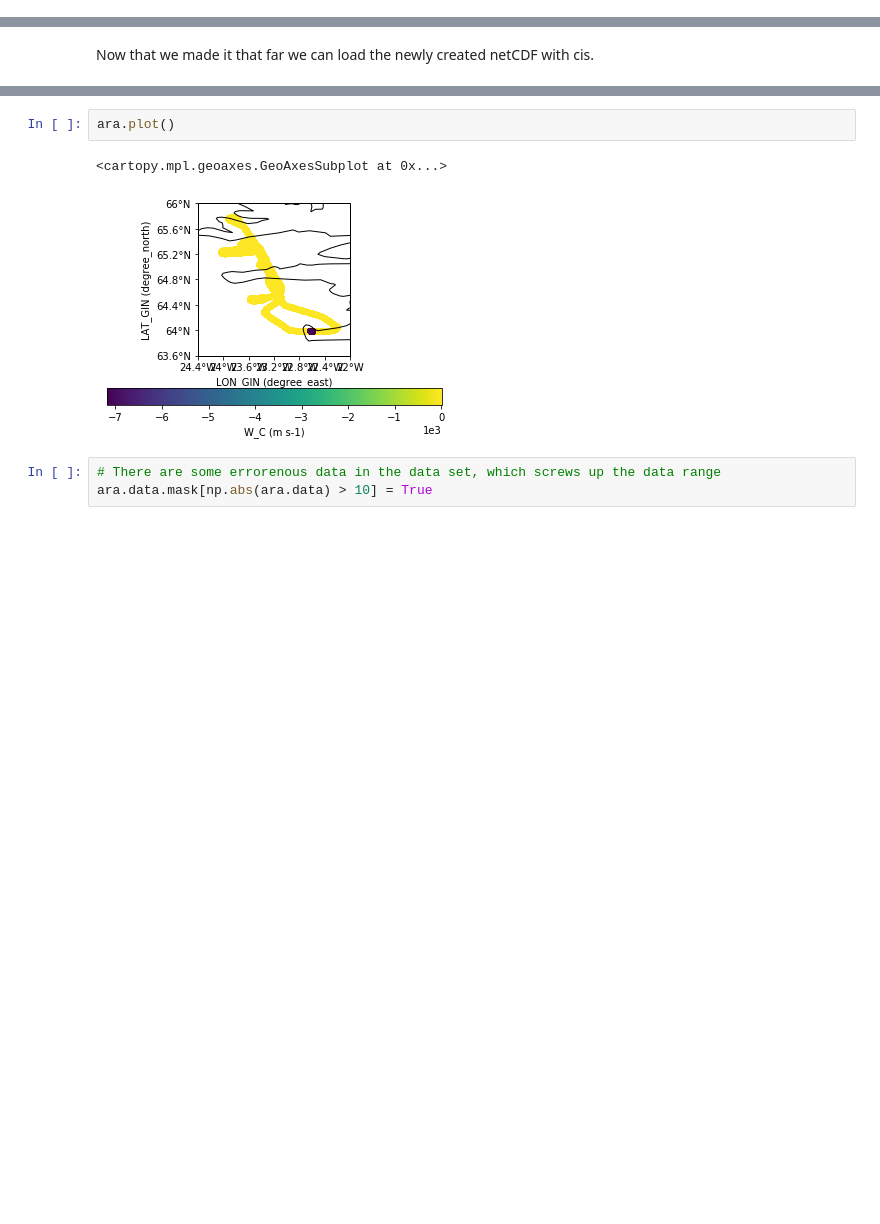
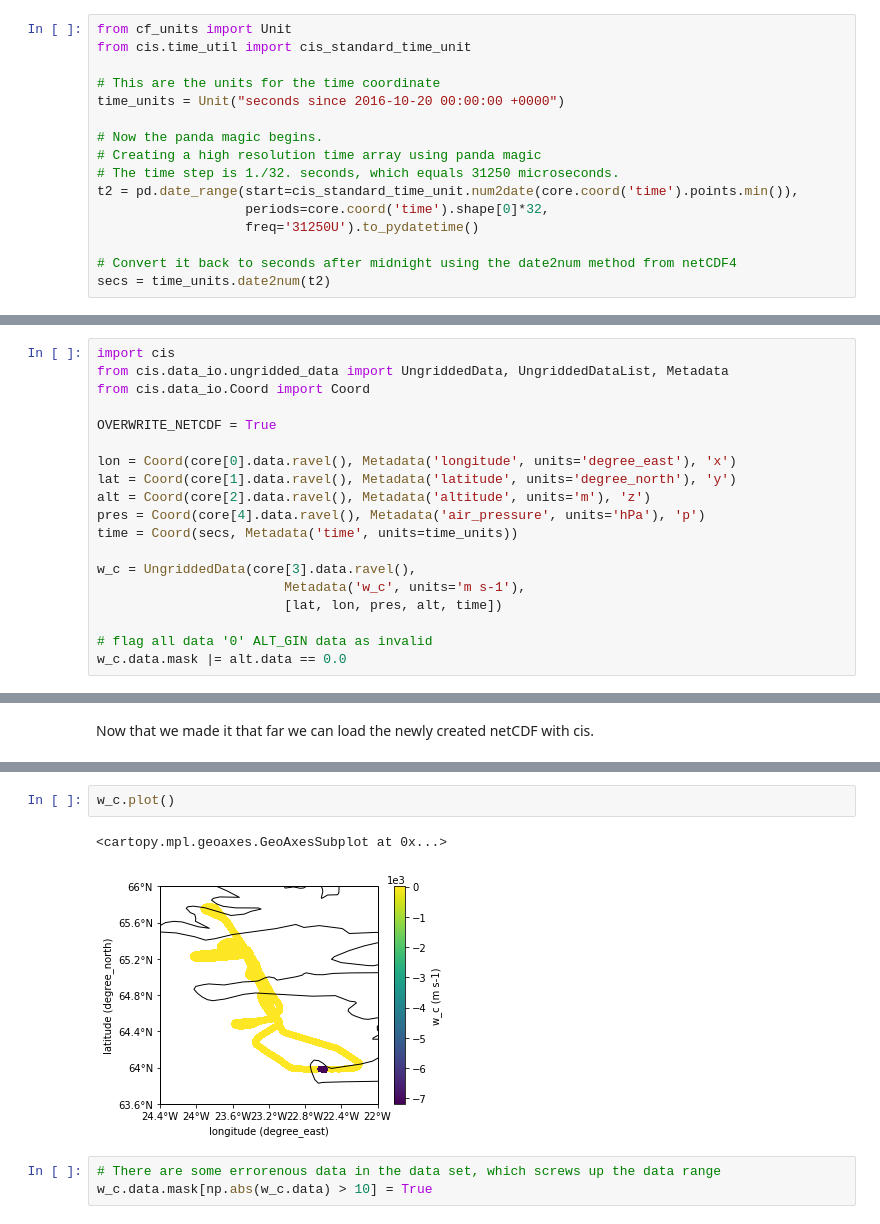
Before and after one commit to duncanwp/cis_workshops, a Jupyter notebook: MetOffice/FAAM_case_studies/cis_example_b988.ipynb, the cells around one changed output, grey strips where cells are left out. Cells and saved outputs as stored; diff of their text form; blank space fills up the shorter version.

```diff
--- a/MetOffice/FAAM_case_studies/cis_example_b988.ipynb
+++ b/MetOffice/FAAM_case_studies/cis_example_b988.ipynb
@@ -115,0 +77,16 @@ if not os.path.exists(ofile):
+# %%
+from cf_units import Unit
+from cis.time_util import cis_standard_time_unit
+
+# This are the units for the time coordinate
+time_units = Unit("seconds since 2016-10-20 00:00:00 +0000")
+
+# Now the panda magic begins.
+# Creating a high resolution time array using panda magic
+# The time step is 1./32. seconds, which equals 31250 microseconds.
+t2 = pd.date_range(start=cis_standard_time_unit.num2date(core.coord('time').points.min()),
+                   periods=core.coord('time').shape[0]*32,
+                   freq='31250U').to_pydatetime()
+
+# Convert it back to seconds after midnight using the date2num method from netCDF4
+secs = time_units.date2num(t2)
@@ -115,0 +95,19 @@ if not os.path.exists(ofile):
+# %%
+import cis
+from cis.data_io.ungridded_data import UngriddedData, UngriddedDataList, Metadata
+from cis.data_io.Coord import Coord
+
+OVERWRITE_NETCDF = True
+
+lon = Coord(core[0].data.ravel(), Metadata('longitude', units='degree_east'), 'x')
+lat = Coord(core[1].data.ravel(), Metadata('latitude', units='degree_north'), 'y')
+alt = Coord(core[2].data.ravel(), Metadata('altitude', units='m'), 'z')
+pres = Coord(core[4].data.ravel(), Metadata('air_pressure', units='hPa'), 'p')
+time = Coord(secs, Metadata('time', units=time_units))
+
+w_c = UngriddedData(core[3].data.ravel(),
+                        Metadata('w_c', units='m s-1'),
+                        [lat, lon, pres, alt, time])
+
+# flag all data '0' ALT_GIN data as invalid
+w_c.data.mask |= alt.data == 0.0
@@ -140,9 +120,9 @@ Ungridded data: W_C / (m s-1)
 # %%
-ara.plot()
+w_c.plot()
 # %% [output]
 <cartopy.mpl.geoaxes.GeoAxesSubplot at 0x...>
-[figure, old version]
+[figure, new version]
 # %%
 # There are some errorenous data in the data set, which screws up the data range
-ara.data.mask[np.abs(ara.data) > 10] = True
+w_c.data.mask[np.abs(w_c.data) > 10] = True
 # %%
```
Also changed, not shown: parts of 18 cells of this notebook, 2 other files.
